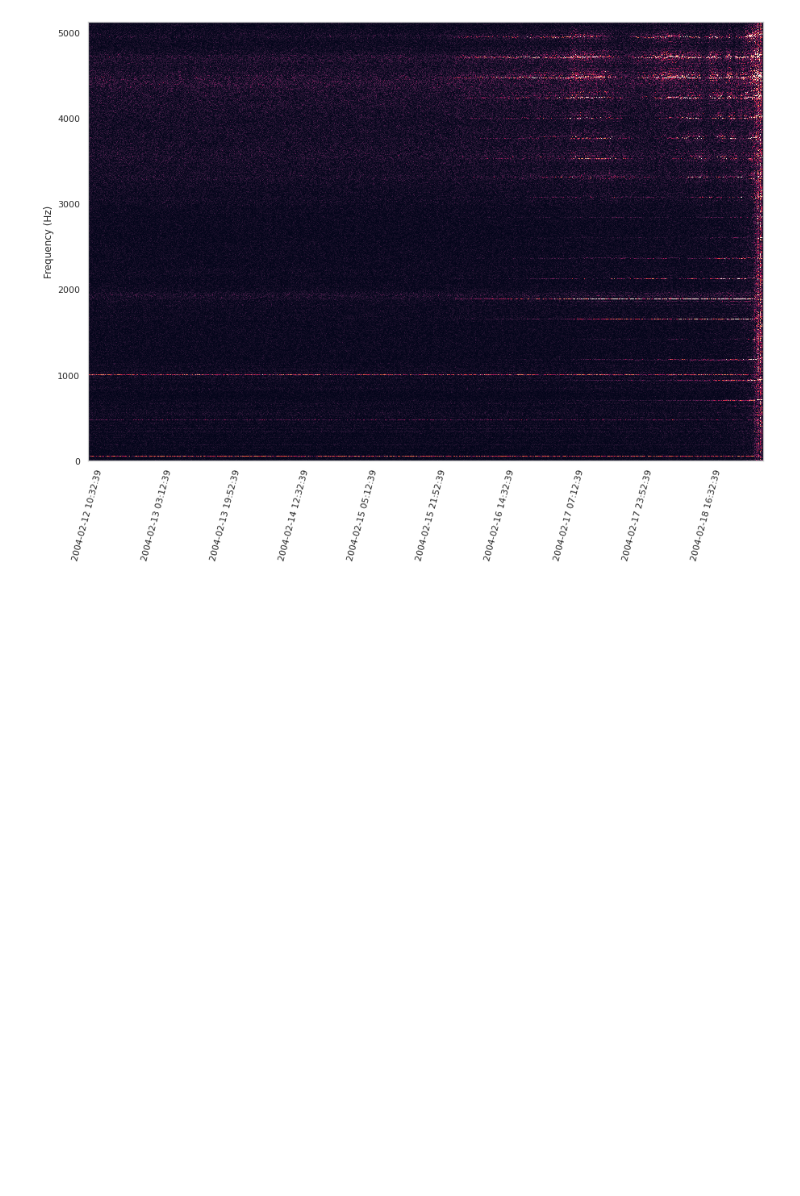
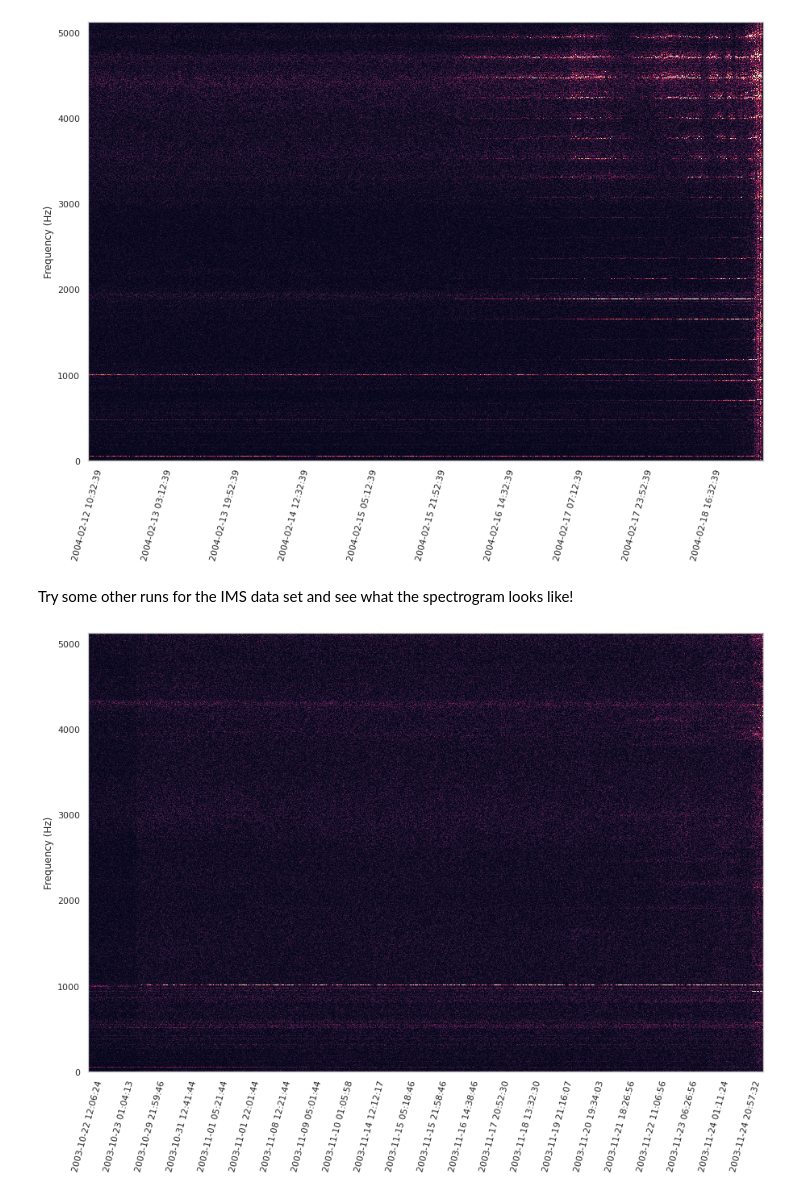
Before and after one commit to tvhahn/weibull-knowledge-informed-ml, a Jupyter notebook: example.ipynb, the cells around one changed output. Cells and saved outputs as stored; diff of their text form; code cells hidden in the pictures; blank space fills up the shorter version.

```diff
--- a/example.ipynb
+++ b/example.ipynb
@@ -205,3 +206,40 @@ plt.xticks(rotation=75)
 plt.show()
 # %% [output]
 [figure]
+# %% [markdown]
+Try some other runs for the IMS data set and see what the spectrogram looks like!
+# %%
+folder_1st = folder_raw_data / "1st_test"
+
+date_list1 = sorted(os.listdir(folder_1st))
+
+col_names = [
+    "b1_ch1",
+    "b1_ch2",
+    "b2_ch3",
+    "b2_ch4",
+    "b3_ch5",
+    "b3_ch6",
+    "b4_ch7",
+    "b4_ch8",
+]
+
+df_spec1_3, labels_dict1_3 = build_spectrogram_df_ims(
+    folder_1st,
+    date_list1,
+    channel_name="b3_ch5",
+    start_time=date_list1[0],
+    col_names=col_names,
+)
+# %%
+fig, ax = plt.subplots(1, 1, figsize=(15, 10))
+
+plt.pcolormesh(df_spec1_3.columns, df_spec1_3.index, df_spec1_3, vmax=0.01) # need to add a vmax so that the color is not all dark
+
+ax.set_ylabel("Frequency (Hz)")
+plt.xticks(df_spec1_3.columns[::100]) # show every 100th date on x-axis ticks
+plt.xticks(rotation=75)
+
+plt.show()
+# %% [output]
+[figure, added]
```
Also changed, not shown: parts of 8 cells of this notebook.
